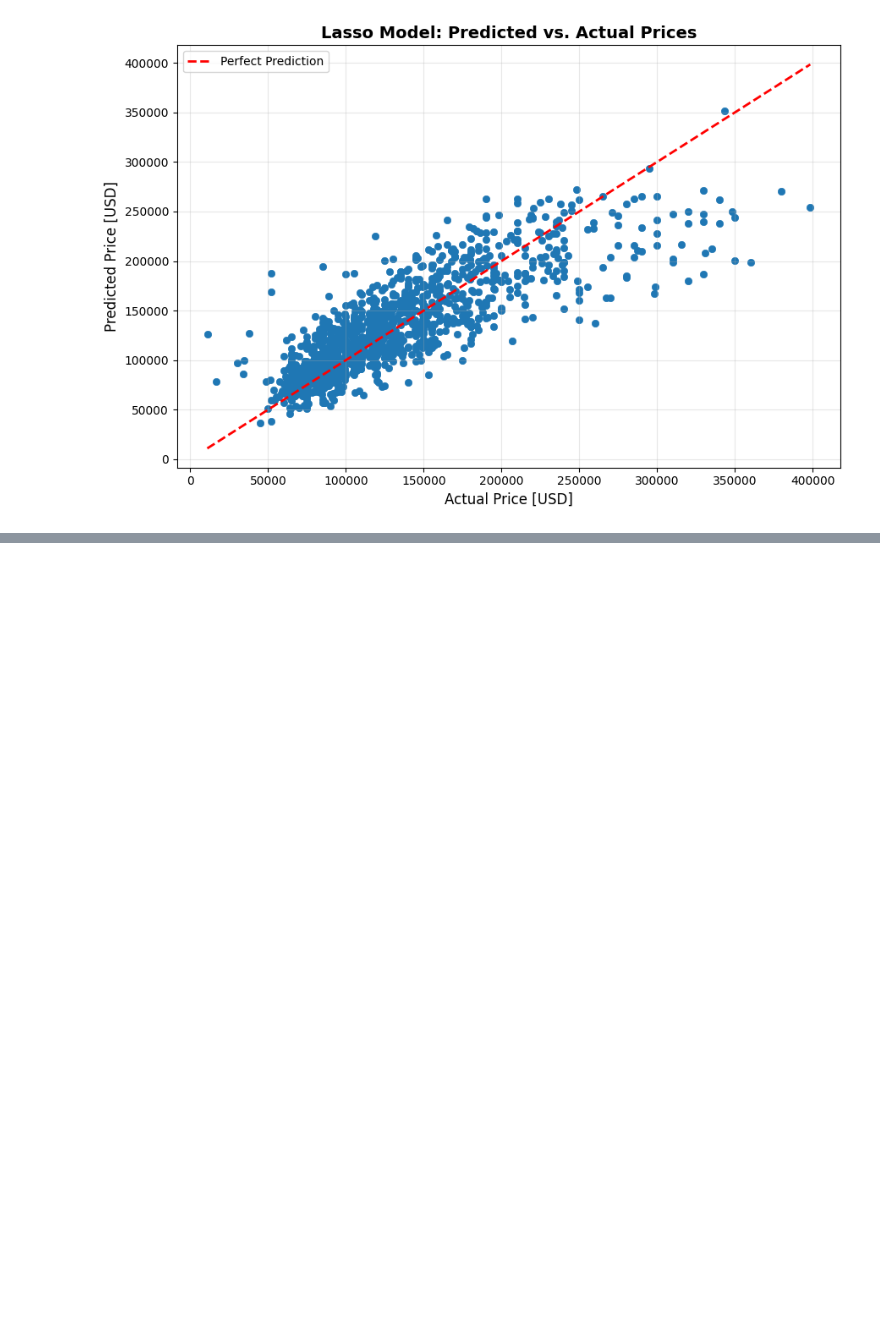
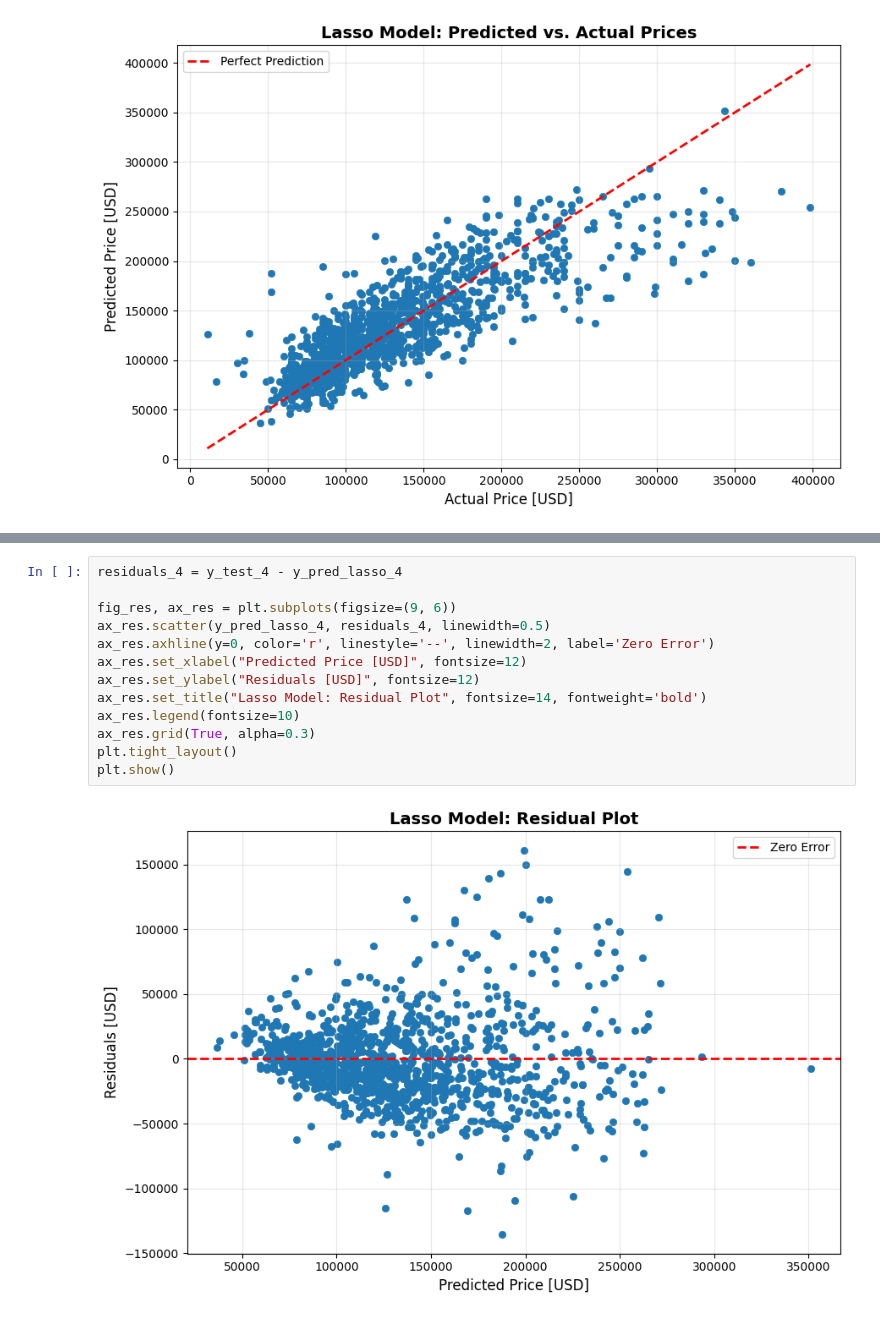
Before and after one commit to nayeem29dse/Predicting-Housing-Prices-in-Buenos-Aires-with-Linear-Regression, a Jupyter notebook: prediction_model.ipynb, the cells around one changed output, grey strips where cells are left out. Saved outputs shown, nothing was run; the diff lists cells and outputs as text; blank space fills up the shorter version.

Commit message:
Residual Analysis

```diff
--- a/prediction_model.ipynb
+++ b/prediction_model.ipynb
@@ -1739,0 +1743,15 @@ plt.show()
+# %%
+residuals_4 = y_test_4 - y_pred_lasso_4
+
+fig_res, ax_res = plt.subplots(figsize=(9, 6))
+ax_res.scatter(y_pred_lasso_4, residuals_4, linewidth=0.5)
+ax_res.axhline(y=0, color='r', linestyle='--', linewidth=2, label='Zero Error')
+ax_res.set_xlabel("Predicted Price [USD]", fontsize=12)
+ax_res.set_ylabel("Residuals [USD]", fontsize=12)
+ax_res.set_title("Lasso Model: Residual Plot", fontsize=14, fontweight='bold')
+ax_res.legend(fontsize=10)
+ax_res.grid(True, alpha=0.3)
+plt.tight_layout()
+plt.show()
+# %% [output]
+[figure, added]
```
Also changed, not shown: parts of 2 cells of this notebook.
